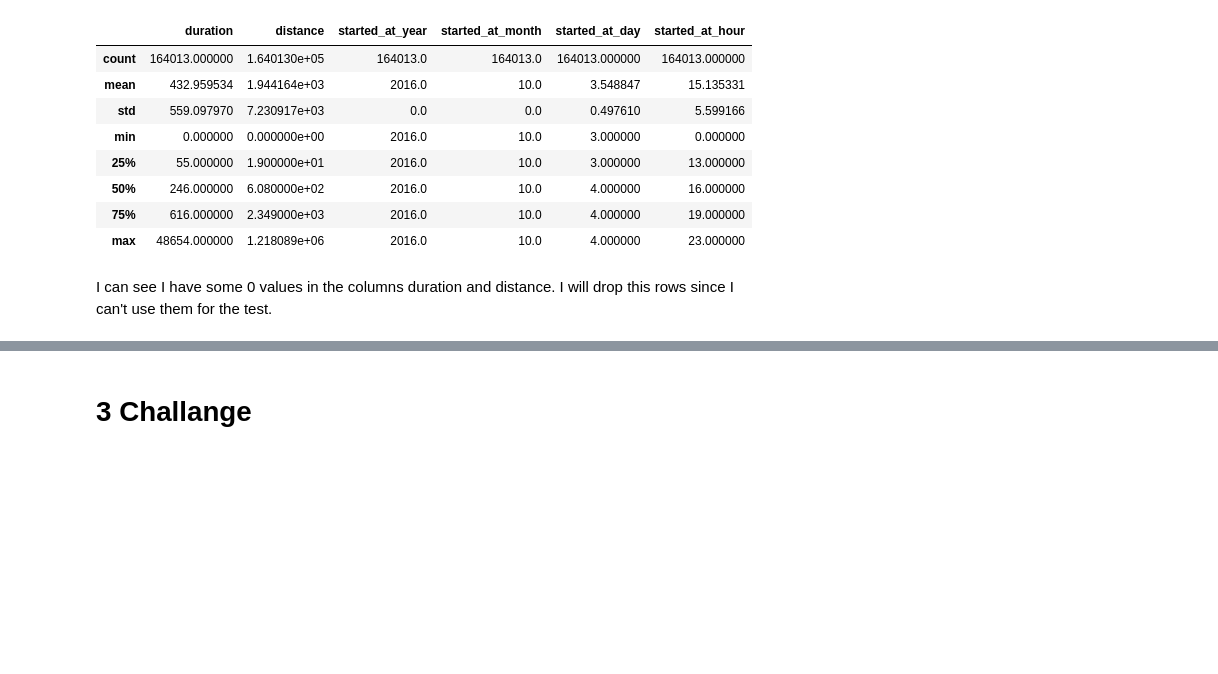
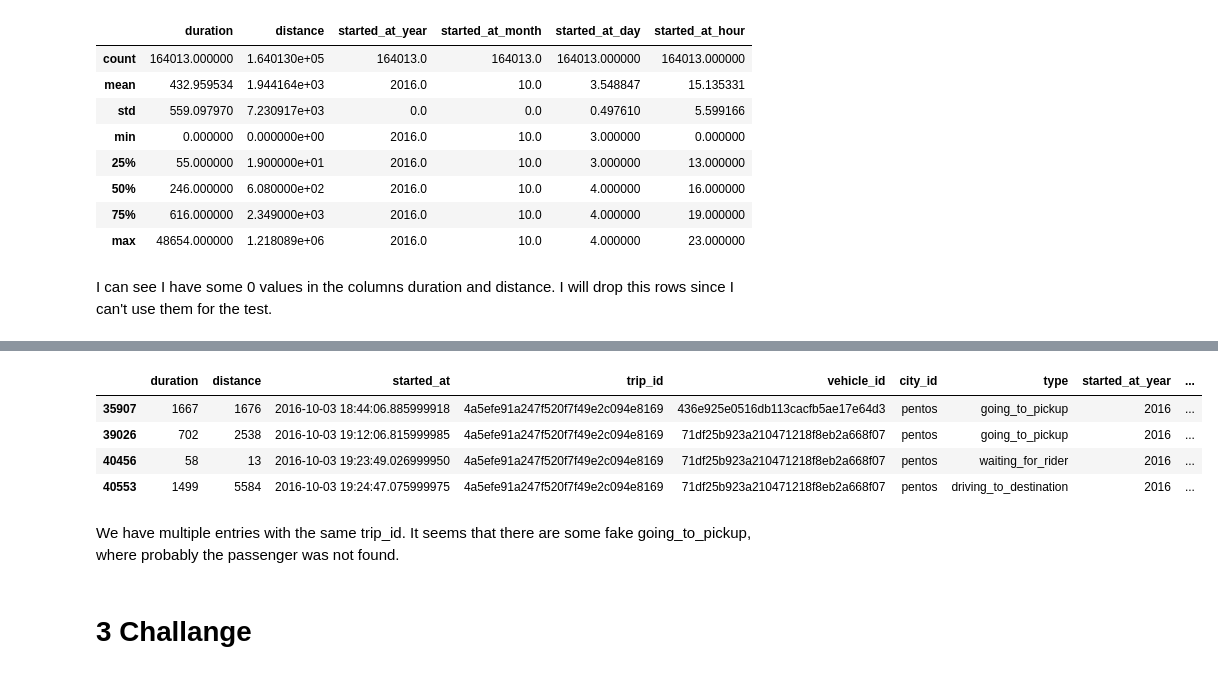
Before and after one commit to ta-data-bcn/technical-interview, a Jupyter notebook: data_science_challange_silvia_serafini.ipynb, the cells around one changed output, grey strips where cells are left out. Cells and saved outputs as stored; diff of their text form; code cells hidden in the pictures; blank space fills up the shorter version.

```diff
--- a/data_science_challange_silvia_serafini.ipynb
+++ b/data_science_challange_silvia_serafini.ipynb
@@ -293,3 +317,13 @@ Name: distance_measure, dtype: int64
+# %%
+df_clean_new[df_clean_new['trip_id']=='4a5efe91a247f520f7f49e2c094e8169']
+# %% [output]
+|  | duration | distance | started_at | trip_id | vehicle_id | city_id | type | started_at_year | ... |
+| 35907 | 1667 | 1676 | 2016-10-03 18:44:06.885999918 | 4a5efe91a247f520f7f49e2c094e8169 | 436e925e0516db113cacfb5ae17e64d3 | pentos | going_to_pickup | 2016 | ... |
+| 39026 | 702 | 2538 | 2016-10-03 19:12:06.815999985 | 4a5efe91a247f520f7f49e2c094e8169 | 71df25b923a210471218f8eb2a668f07 | pentos | going_to_pickup | 2016 | ... |
+| 40456 | 58 | 13 | 2016-10-03 19:23:49.026999950 | 4a5efe91a247f520f7f49e2c094e8169 | 71df25b923a210471218f8eb2a668f07 | pentos | waiting_for_rider | 2016 | ... |
+| 40553 | 1499 | 5584 | 2016-10-03 19:24:47.075999975 | 4a5efe91a247f520f7f49e2c094e8169 | 71df25b923a210471218f8eb2a668f07 | pentos | driving_to_destination | 2016 | ... |
+# %% [markdown]
+We have multiple entries with the same trip_id. It seems that there are some fake going_to_pickup, where probably the passenger was not found.
 # %% [markdown]
 # 3 Challange
 # %% [markdown]
```
Also changed, not shown: parts of 24 cells of this notebook.
